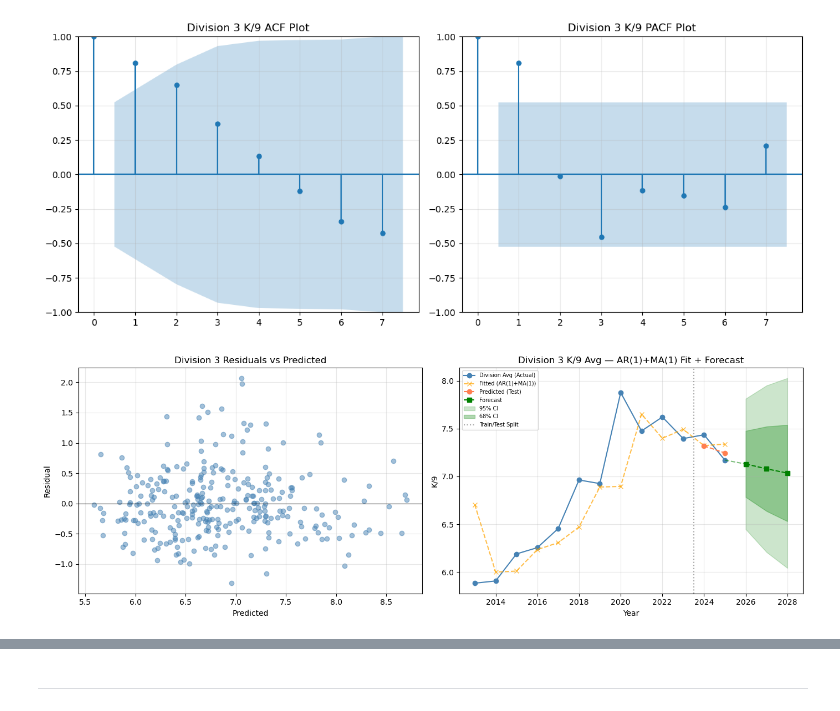
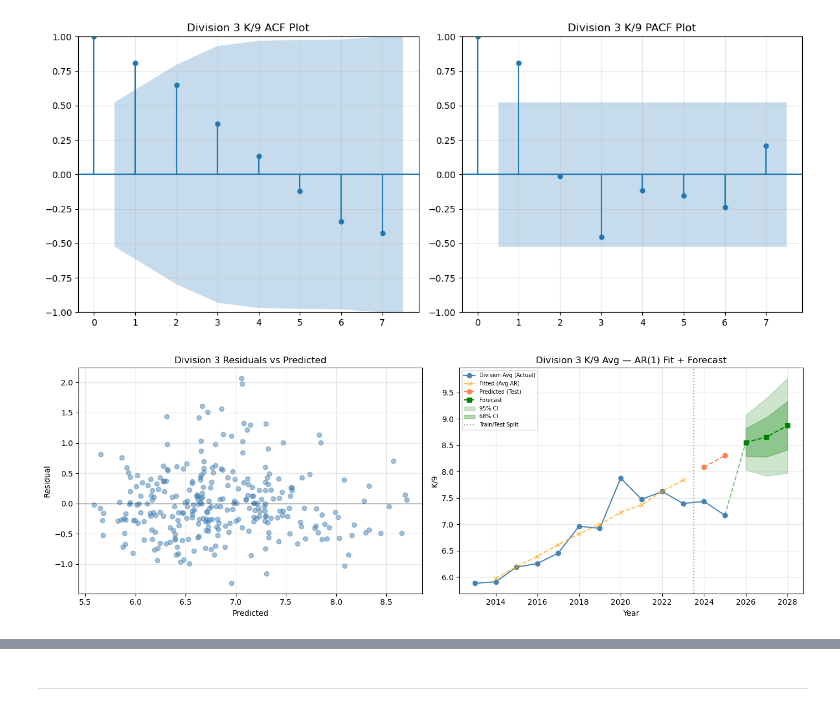
Before and after one commit to jeremym3817/DS4420-BiggsMarino-Final-Project, a Jupyter notebook: Jeremy Marino - DS4420 TimeSeries.ipynb, the cells around one changed output, grey strips where cells are left out. Cells and saved outputs as stored; diff of their text form; code cells hidden in the pictures.

```diff
--- a/Jeremy Marino - DS4420 TimeSeries.ipynb
+++ b/Jeremy Marino - DS4420 TimeSeries.ipynb
@@ -1001,7 +998,7 @@ get_acf_pacf(metric='K/9', metric_df=avg_metric_df, div=3)
 # %% [output]
 [figure]
 # %%
-#ar_k9_div3 = list(panel_ar(divison_3_df, 'K/9', div=3, lag=1, test_years=2, forecast_years=3, display_stats=False, visualizations=True))
-arima_k9_div3 = list(panel_ma(divison_3_df, 'K/9', div=3, order=(1,0,1), display_stats=False, visualizations=True))
+ar_k9_div3 = list(panel_ar(divison_3_df, 'K/9', div=3, lag=1, test_years=2, forecast_years=3, display_stats=False, visualizations=True))
+#arima_k9_div3 = list(panel_ma(divison_3_df, 'K/9', div=3, order=(1,0,1), display_stats=False, visualizations=True))
 # %% [output]
-[figure, old version]
+[figure, new version]
```
Also changed, not shown: parts of 18 cells of this notebook.
